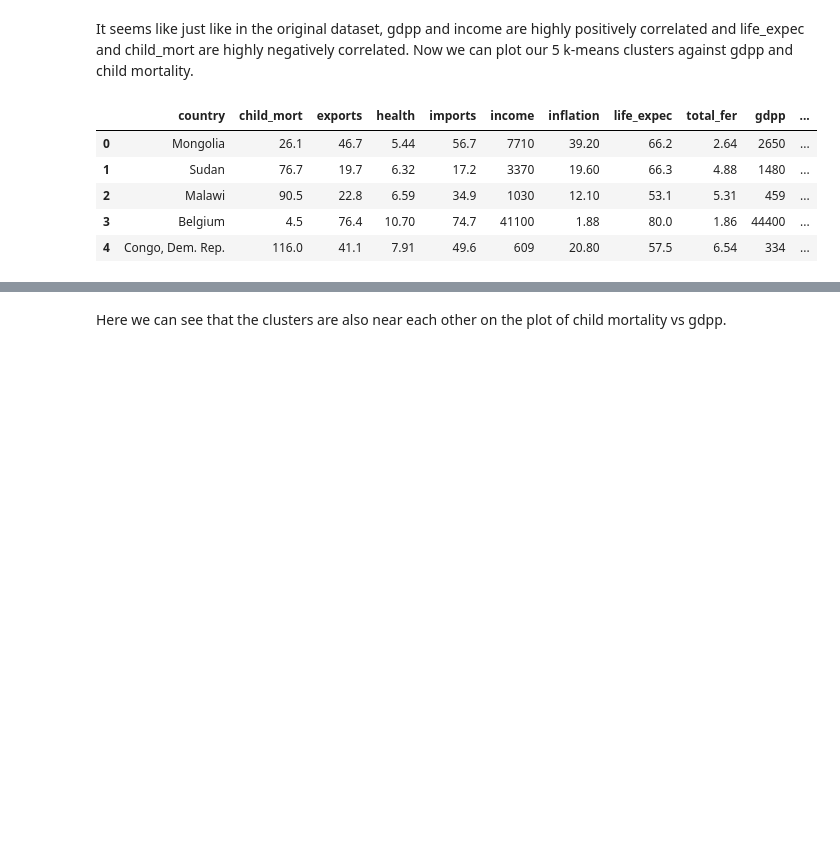
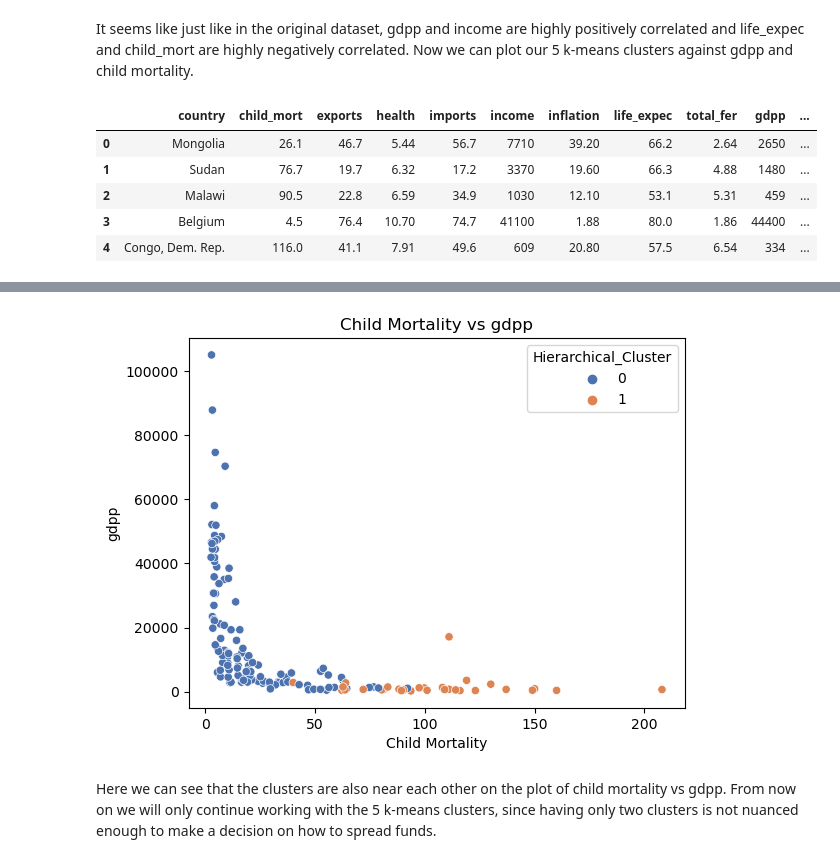
Before and after one commit to JuHeinz/OMMI_DataScience, a Jupyter notebook: Homework 10/Homework10.ipynb, the cells around one changed output, grey strips where cells are left out. Cells and saved outputs as stored; diff of their text form; code cells hidden in the pictures; blank space fills up the shorter version.

```diff
--- a/Homework 10/Homework10.ipynb
+++ b/Homework 10/Homework10.ipynb
@@ -260,5 +256,15 @@ plt.show()
+# %%
+#Hierarchical clusters visualized in gdpp vs. child mortality
+sns.scatterplot(df_clustered['child_mort'],df_clustered['gdpp'],hue='Hierarchical_Cluster',data=df_clustered, palette="deep")
+plt.title("Child Mortality vs gdpp")
+plt.xlabel("Child Mortality")
+plt.ylabel("gdpp")
+plt.show()
+# %% [output]
+[figure, added]
 # %% [markdown]
 Here we can see that the clusters are also near each other on the plot of child mortality vs gdpp.
+From now on we will only continue working with the 5 k-means clusters, since having only two clusters is not nuanced enough to make a decision on how to spread funds.
 # %%
 #K-Means clusters visualized in income vs. life_expec
 df_scaled['KMeans_Cluster'] = kmeans.labels_
```
Also changed, not shown: parts of 17 cells of this notebook, 1 other file.
